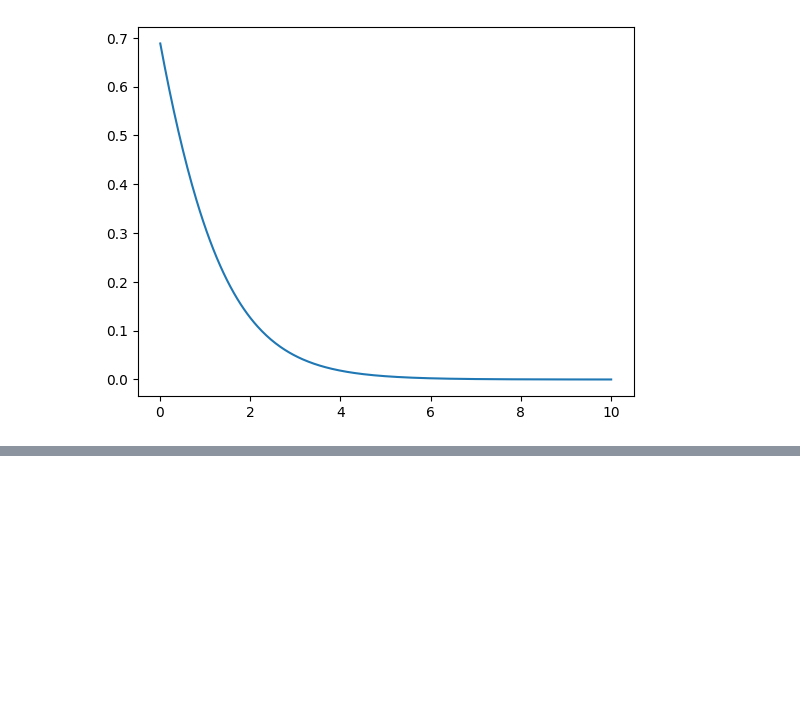
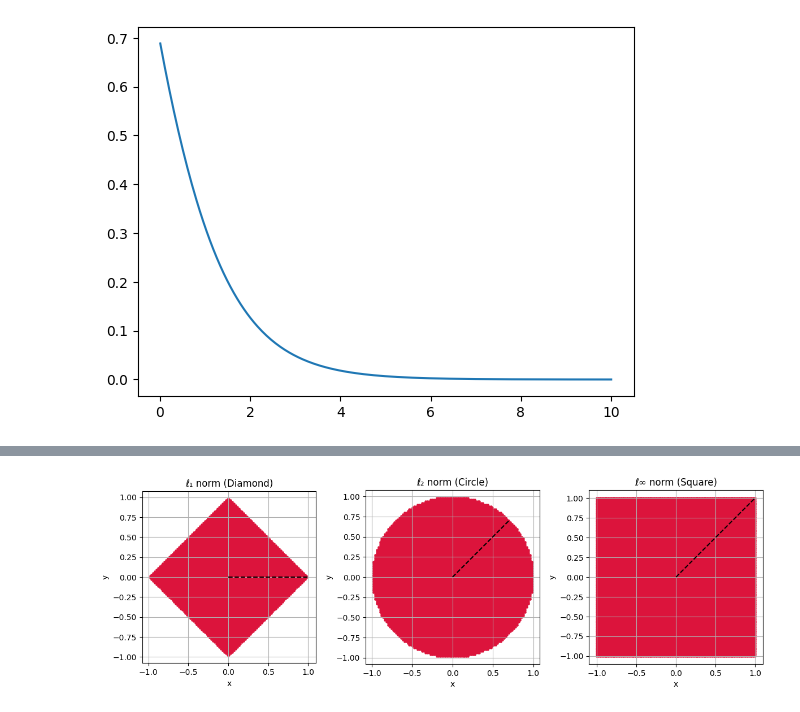
Before and after one commit to joeljins/RoAR, a Jupyter notebook: Untitled.ipynb, the cells around one changed output, grey strips where cells are left out. Saved outputs shown, nothing was run; the diff lists cells and outputs as text; code cells hidden in the pictures; blank space fills up the shorter version.

```diff
--- a/Untitled.ipynb
+++ b/Untitled.ipynb
@@ -106,0 +111,55 @@ We can model $\arg\min_{x' \in X} \; \max_{\theta' \in \Theta_\alpha} l(f(x',\th
+# %%
+import matplotlib.pyplot as plt
+import numpy as np
+
+def generate_grid(center, delta, n, p=None):
+    linspaces = [np.linspace(center[i]-delta, center[i]+delta, n) for i in range(len(center))]
+    grids = np.meshgrid(*linspaces)
+    points = np.stack([grid.reshape(-1) for grid in grids]).T
+    if p != None:
+        mask = np.linalg.norm(points-center, ord=p, axis=1) <= delta
+        points = points[mask]
+    return points
+
+fig, axs = plt.subplots(1, 3, figsize=(12, 5))
+
+# l₁
+l1 = generate_grid(center=[0, 0], delta=1, n=100, p=1)
+axs[0].scatter(l1[:, 0], l1[:, 1], s=5, color='crimson')
+axs[0].set_title('ℓ₁ norm (Diamond)')
+axs[0].set_xlabel('x')
+axs[0].set_ylabel('y')
+axs[0].set_aspect('equal')
+axs[0].grid(True)
+
+# l∞
+l2 = generate_grid(center=[0, 0], delta=1, n=100, p=2)
+axs[1].scatter(l2[:, 0], l2[:, 1], s=5, color='crimson')
+axs[1].set_title('ℓ₂ norm (Circle)')
+axs[1].set_xlabel('x')
+axs[1].set_ylabel('y')
+axs[1].set_aspect('equal')
+axs[1].grid(True)
+
+# l∞
+linf = generate_grid(center=[0, 0], delta=1, n=100, p=np.inf)
+axs[2].scatter(linf[:, 0], linf[:, 1], s=5, color='crimson')
+axs[2].set_title('ℓ∞ norm (Square)')
+axs[2].set_xlabel('x')
+axs[2].set_ylabel('y')
+axs[2].set_aspect('equal')
+axs[2].grid(True)
+
+# α
+axs[0].plot([0, 1], [0, 0], color='black', linestyle='--')
+
+theta = np.pi / 4
+x2, y2 = np.cos(theta), np.sin(theta)
+axs[1].plot([0, x2], [0, y2], color='black', linestyle='--')
+
+axs[2].plot([0, 1], [0, 1], color='black', linestyle='--')
+
+plt.tight_layout()
+plt.show()
+# %% [output]
+[figure, added]
```
Also changed, not shown: parts of 2 cells of this notebook.
